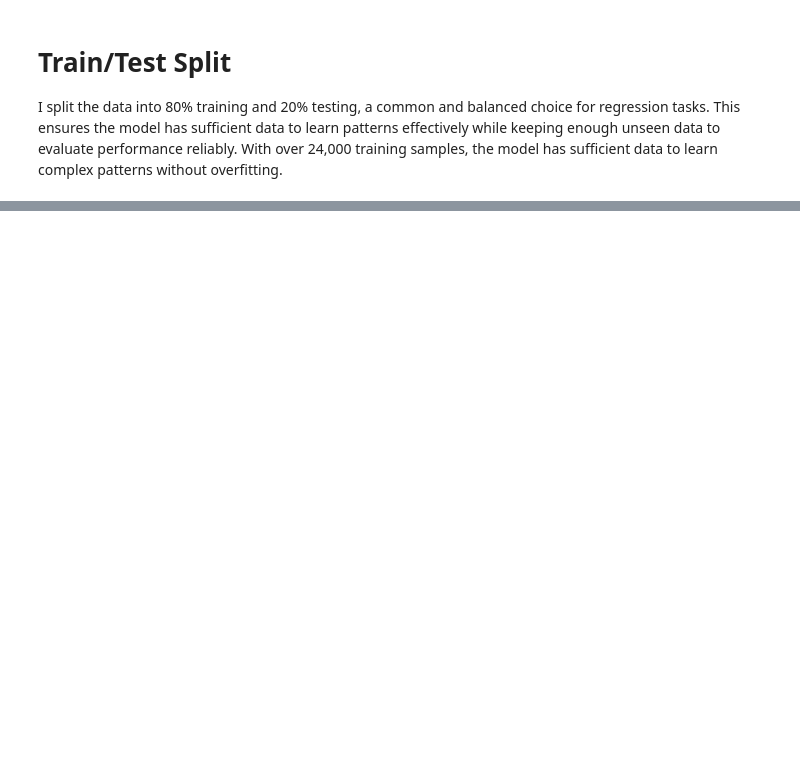
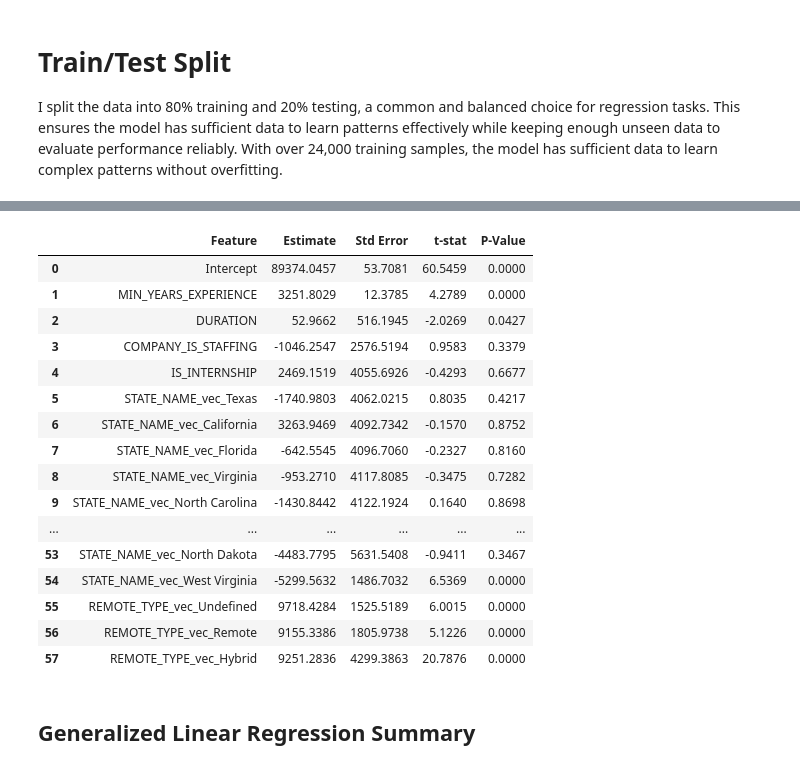
Before and after one commit to met-ad-688/assignment-04-vivwang-code, a Jupyter notebook: assignment04-viviwang.ipynb, the cells around one changed output, grey strips where cells are left out. Drawn from its saved outputs; the diff is of its cells as text; code cells hidden in the pictures; blank space fills up the shorter version.

Commit message:
GLR model training and interpretation

```diff
--- a/assignment04-viviwang.ipynb
+++ b/assignment04-viviwang.ipynb
@@ -193,11 +221,11 @@ I split the data into 80% training and 20% testing, a common and balanced choice
 #| fig-align: center
 
 # Split Data
-regression_train, regression_test = regression_data.randomSplit([0.8, 0.2], seed=42)
+data_train, data_test = data.randomSplit([0.8, 0.2], seed=42)
 
-print((regression_data.count(), len(regression_data.columns)))
-print((regression_train.count(), len(regression_train.columns)))
-print((regression_test.count(), len(regression_test.columns)))
+print((data.count(), len(data.columns)))
+print((data_train.count(), len(data_train.columns)))
+print((data_test.count(), len(data_test.columns)))
 # %% [output]
 (30018, 15)
 (24046, 15)
@@ -204,0 +357,59 @@ print((regression_test.count(), len(regression_test.columns)))
+# %%
+#| eval: true
+#| echo: false
+#| fig-align: center
+
+import pandas as pd
+from tabulate import tabulate
+from IPython.display import HTML
+
+# Pull feature names directly from Java backend
+feature_names = summary._call_java("featureNames")
+
+# Construct full table including intercept
+features = ["Intercept"] + list(feature_names)
+coefs    = [glr_model.intercept] + list(glr_model.coefficients)
+se       = list(summary.coefficientStandardErrors)
+tvals    = list(summary.tValues)
+pvals    = list(summary.pValues)
+
+# print("--- This is a diagnostic check, no need to print in the final doc ---")
+# print("Length of features:", len(features))
+# print("Length of coefs:", len(coefs))
+# print("Length of se:", len(se))
+# print("Length of tvals:", len(tvals))
+# print("Length of pvals:", len(pvals))
+
+coef_table = pd.DataFrame({
+    "Feature": features,
+    "Estimate": [f"{v:.4f}" if v is not None else None for v in coefs],
+    "Std Error": [f"{v:.4f}" if v is not None else None for v in se],
+    "t-stat": [f"{v:.4f}" if v is not None else None for v in tvals],
+    "P-Value": [f"{v:.4f}" if v is not None else None for v in pvals]
+})
+
+# Save for report
+coef_table.to_csv("output/glr_summary.csv", index=False)
+
+# Optional pretty print
+HTML(coef_table.to_html())
+# %% [output]
+|  | Feature | Estimate | Std Error | t-stat | P-Value |
+| 0 | Intercept | 89374.0457 | 53.7081 | 60.5459 | 0.0000 |
+| 1 | MIN_YEARS_EXPERIENCE | 3251.8029 | 12.3785 | 4.2789 | 0.0000 |
+| 2 | DURATION | 52.9662 | 516.1945 | -2.0269 | 0.0427 |
+| 3 | COMPANY_IS_STAFFING | -1046.2547 | 2576.5194 | 0.9583 | 0.3379 |
+| 4 | IS_INTERNSHIP | 2469.1519 | 4055.6926 | -0.4293 | 0.6677 |
+| 5 | STATE_NAME_vec_Texas | -1740.9803 | 4062.0215 | 0.8035 | 0.4217 |
+| 6 | STATE_NAME_vec_California | 3263.9469 | 4092.7342 | -0.1570 | 0.8752 |
+| 7 | STATE_NAME_vec_Florida | -642.5545 | 4096.7060 | -0.2327 | 0.8160 |
+| 8 | STATE_NAME_vec_Virginia | -953.2710 | 4117.8085 | -0.3475 | 0.7282 |
+| 9 | STATE_NAME_vec_North Carolina | -1430.8442 | 4122.1924 | 0.1640 | 0.8698 |
+| ... | ... | ... | ... | ... | ... |
+| 53 | STATE_NAME_vec_North Dakota | -4483.7795 | 5631.5408 | -0.9411 | 0.3467 |
+| 54 | STATE_NAME_vec_West Virginia | -5299.5632 | 1486.7032 | 6.5369 | 0.0000 |
+| 55 | REMOTE_TYPE_vec_Undefined | 9718.4284 | 1525.5189 | 6.0015 | 0.0000 |
+| 56 | REMOTE_TYPE_vec_Remote | 9155.3386 | 1805.9738 | 5.1226 | 0.0000 |
+| 57 | REMOTE_TYPE_vec_Hybrid | 9251.2836 | 4299.3863 | 20.7876 | 0.0000 |
+# %% [markdown]
+## Generalized Linear Regression Summary
```
Also changed, not shown: parts of 11 cells of this notebook, 2 other files.
